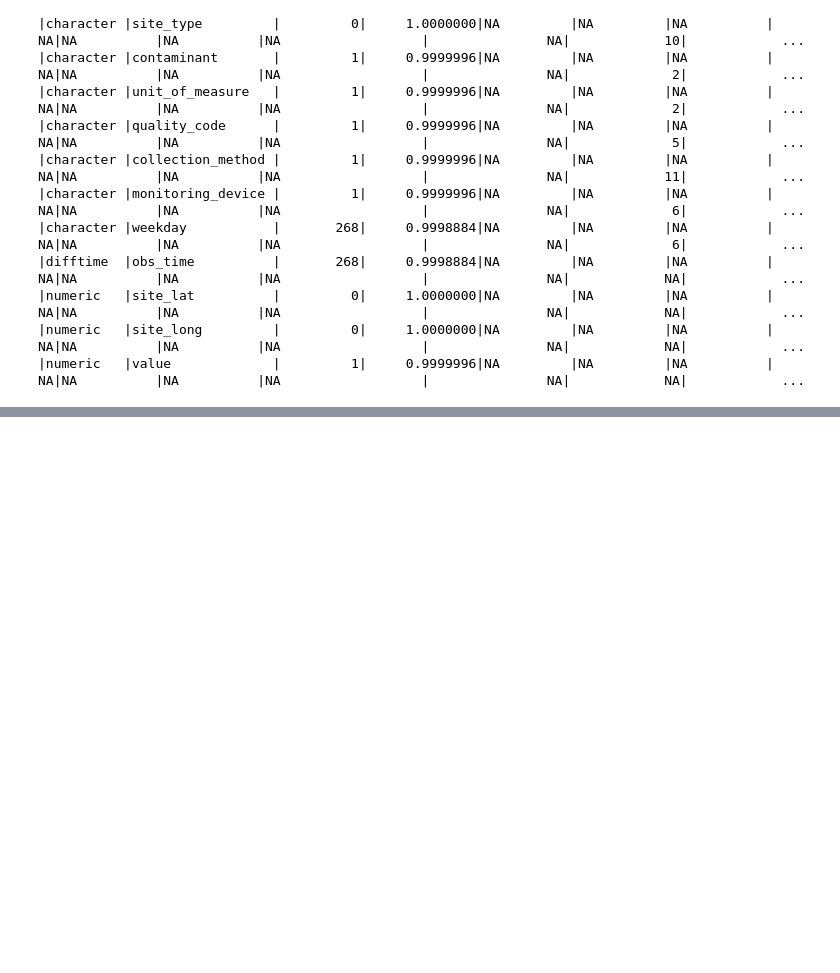
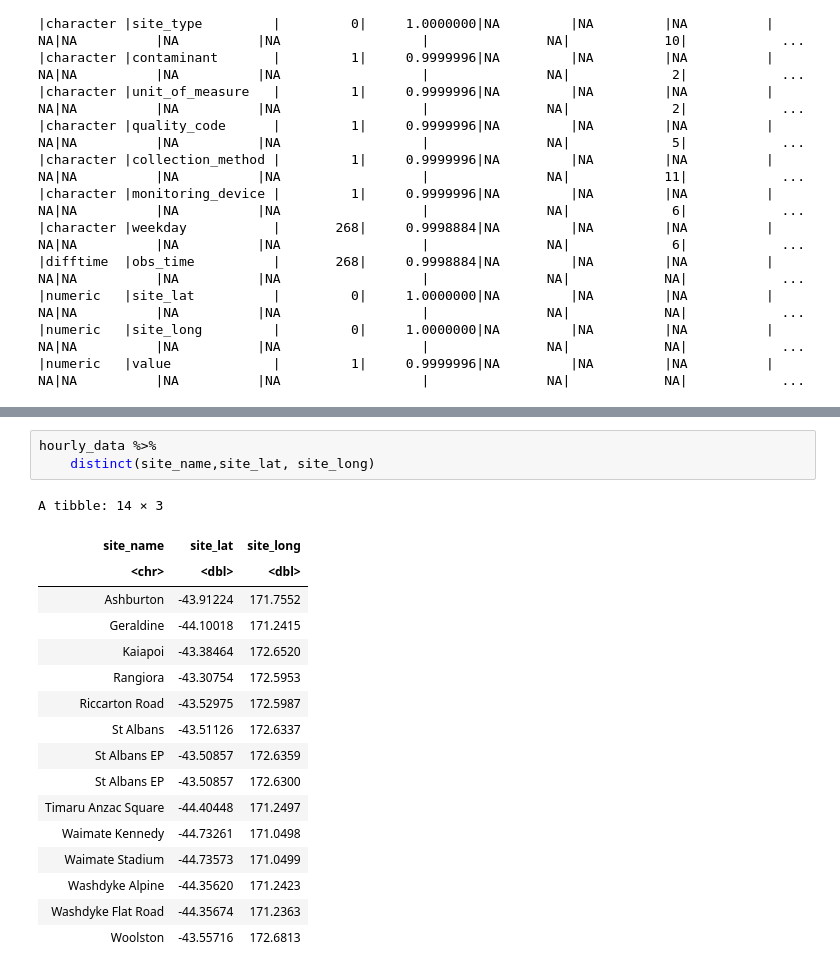
Before and after one commit to ArctusStellae/DATA_Group_Assignment, a Jupyter notebook: group_assignment_r_jemm.ipynb, the cells around one changed output, grey strips where cells are left out. Saved outputs shown, nothing was run; the diff lists cells and outputs as text; blank space fills up the shorter version.

```diff
--- a/group_assignment_r_jemm.ipynb
+++ b/group_assignment_r_jemm.ipynb
@@ -80,6 +80,27 @@ hourly_location <- hourly_data %>%
 # %% [output]
 `summarise()` has grouped output by 'site_name', 'contaminant', 'obs_time'. You
 can override using the `.groups` argument.
+# %%
+hourly_data %>%
+    distinct(site_name,site_lat, site_long)
+# %% [output]
+A tibble: 14 × 3
+| site_name | site_lat | site_long |
+| <chr> | <dbl> | <dbl> |
+| Ashburton | -43.91224 | 171.7552 |
+| Geraldine | -44.10018 | 171.2415 |
+| Kaiapoi | -43.38464 | 172.6520 |
+| Rangiora | -43.30754 | 172.5953 |
+| Riccarton Road | -43.52975 | 172.5987 |
+| St Albans | -43.51126 | 172.6337 |
+| St Albans EP | -43.50857 | 172.6359 |
+| St Albans EP | -43.50857 | 172.6300 |
+| Timaru Anzac Square | -44.40448 | 171.2497 |
+| Waimate Kennedy | -44.73261 | 171.0498 |
+| Waimate Stadium | -44.73573 | 171.0499 |
+| Washdyke Alpine | -44.35620 | 171.2423 |
+| Washdyke Flat Road | -44.35674 | 171.2363 |
+| Woolston | -43.55716 | 172.6813 |
 # %%
 hourly_location %>%
     filter(contaminant == "CO") %>%
```
Also changed, not shown: parts of 4 cells of this notebook, 26 other files.
